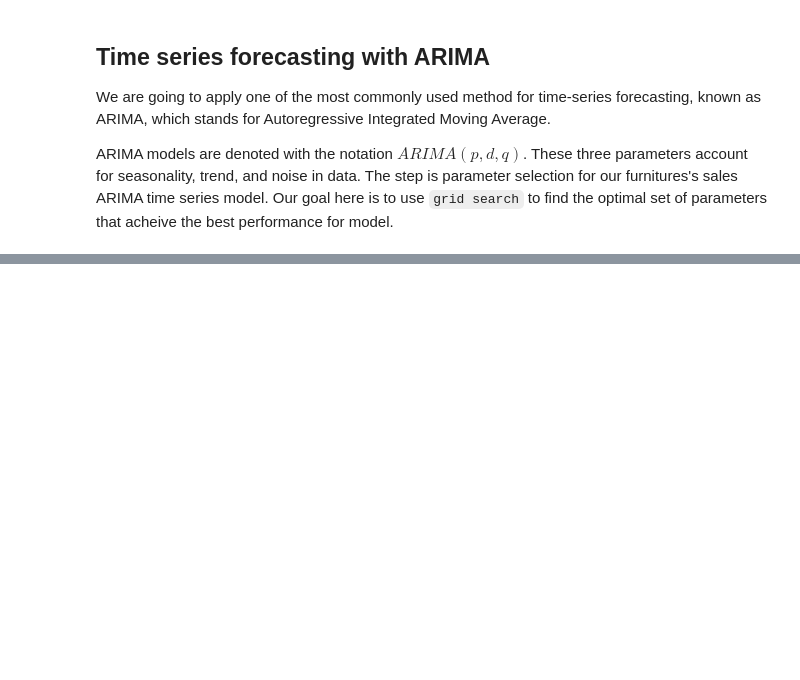
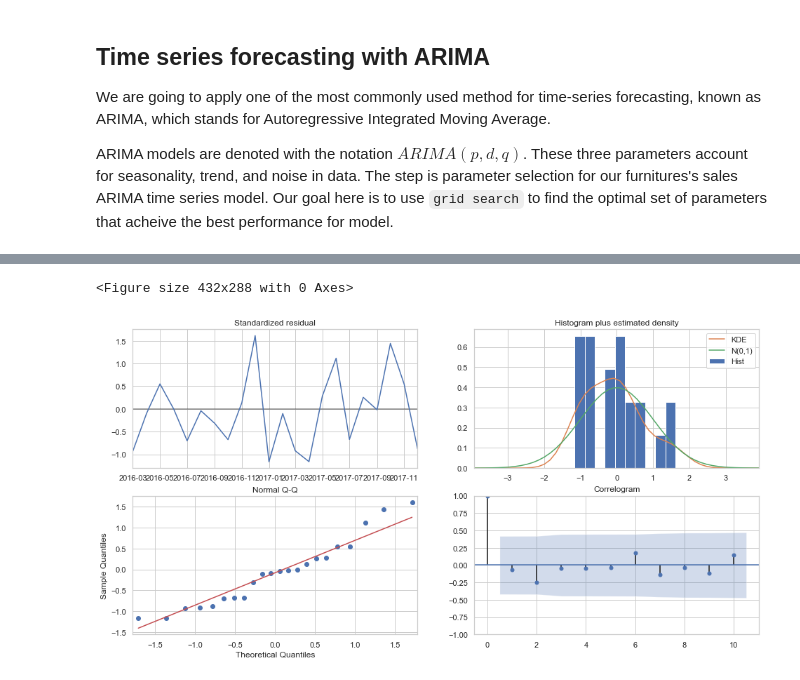
Before and after one commit to Jay4869/Data-Science, a Jupyter notebook: Time Series/Time Series Analysis with Python.ipynb, the cells around one changed output, grey strips where cells are left out. Saved outputs shown, nothing was run; the diff lists cells and outputs as text; code cells hidden in the pictures; blank space fills up the shorter version.

```diff
--- a/Time Series/Time Series Analysis with Python.ipynb
+++ b/Time Series/Time Series Analysis with Python.ipynb
@@ -177,13 +239,8 @@ ARIMAX: (0, 1, 0) x (1, 0, 0, 12)
 # %%
-for param in pdq:
-    for param_seasonal in seasonal_pdq:
-        try:
-            mod = sm.tsa.statespace.SARIMAX(y,
-                                            order=param,
-                                            seasonal_order=param_seasonal,
-                                            enforce_stationarity=False,
-                                            enforce_invertibility=False)
+mod = sm.tsa.statespace.SARIMAX(x,
+                                order=(1, 1, 1),
+                                seasonal_order=(1, 1, 0, 12),
+                                enforce_stationarity=False,
+                                enforce_invertibility=False)
 results = mod.fit()
-print('ARIMA{}x{}12 - AIC:{}'.format(param, param_seasonal, results.aic))
-        except:
-            continue
+print(results.summary().tables[1])
@@ -189,0 +256,8 @@ print('ARIMA{}x{}12 - AIC:{}'.format(param, param_seasonal, results.aic))
+# %%
+plt.figure(figsize=(6,4))
+fig = results.plot_diagnostics(figsize=(16, 8))
+fig.savefig('ts_diag.png')
+plt.show()
+# %% [output]
+<Figure size 432x288 with 0 Axes>
+[figure, added]
```
Also changed, not shown: parts of 8 cells of this notebook.
